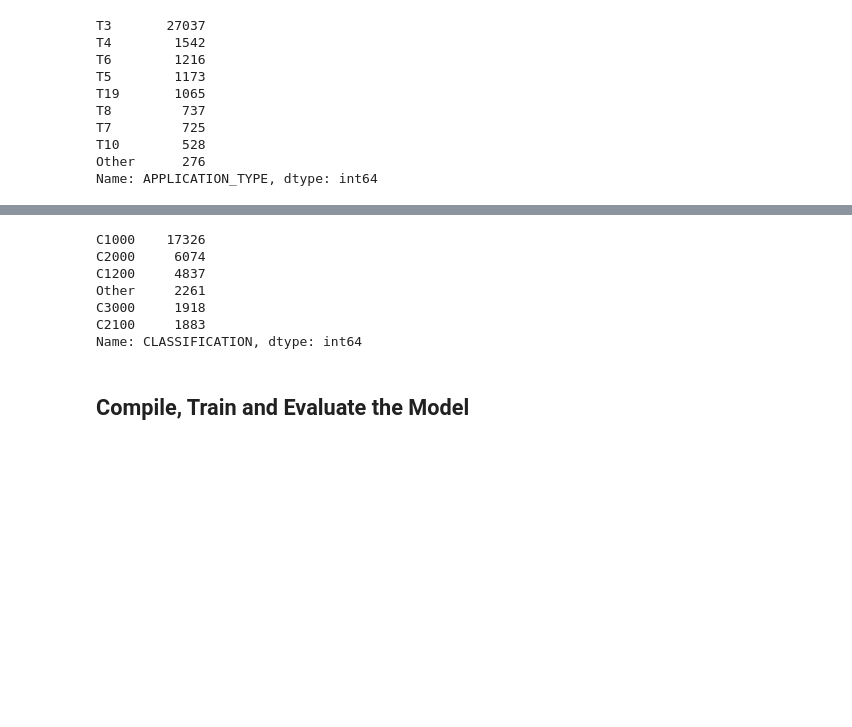
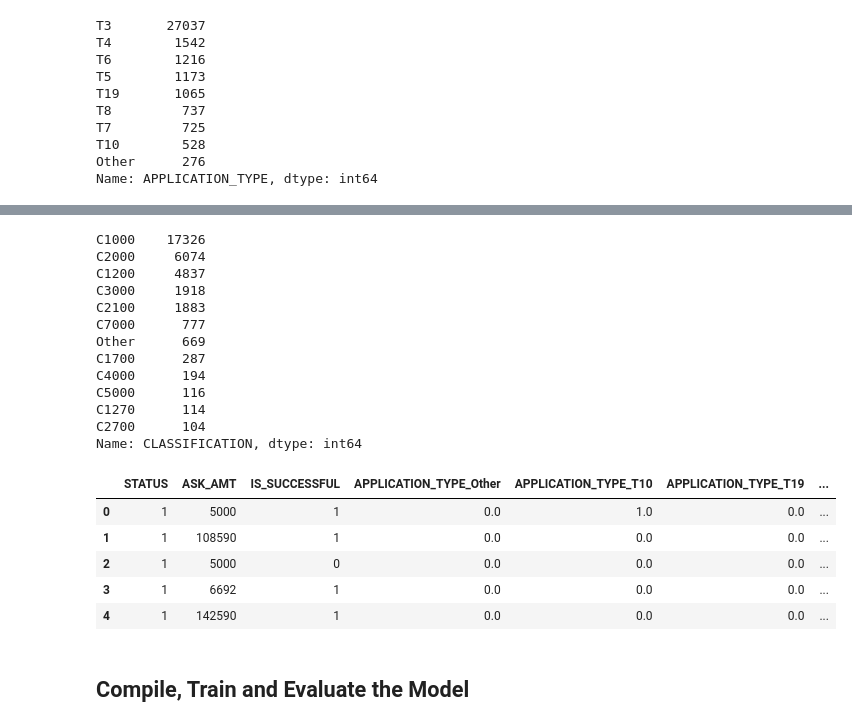
Before and after one commit to ItsGreyedOut/Deep-Learning-Charity-Funding-Predictor, a Jupyter notebook: Starter_Code.ipynb, the cells around one changed output, grey strips where cells are left out. Cells and saved outputs as stored; diff of their text form; code cells hidden in the pictures; blank space fills up the shorter version.

```diff
--- a/Starter_Code.ipynb
+++ b/Starter_Code.ipynb
@@ -64,3 +64,8 @@ T15        2
 T29        2
 T17        1
 Name: APPLICATION_TYPE, dtype: int64
+# %%
+# Choose a cutoff value and create a list of application types to be replaced
+# use the variable name `application_types_to_replace`
+application_types_to_replace = list(counts[counts<500].index)
+application_types_to_replace
@@ -88,4 +91,4 @@ Other      276
 Name: APPLICATION_TYPE, dtype: int64
 # %%
 # Look at CLASSIFICATION value counts for binning
-#  YOUR CODE GOES HERE
+countsbinning = application_df['CLASSIFICATION'].value_counts()
@@ -125 +116,6 @@ C1256        2
 Name: CLASSIFICATION, dtype: int64
+# %%
+# Choose a cutoff value and create a list of classifications to be replaced
+# use the variable name `classifications_to_replace`
+classifications_to_replace = list (countsbinning[countsbinning<100].index)
+classifications_to_replace
@@ -126,8 +140,4 @@ Name: CLASSIFICATION, dtype: int64
 # %%
-# Choose a cutoff value and create a list of classifications to be replaced
-# use the variable name `classifications_to_replace`
-#  YOUR CODE GOES HERE
-
 # Replace in dataframe
 for cls in classifications_to_replace:
     application_df['CLASSIFICATION'] = application_df['CLASSIFICATION'].replace(cls,"Other")
@@ -138,13 +148,27 @@ application_df['CLASSIFICATION'].value_counts()
 C1000    17326
 C2000     6074
 C1200     4837
-Other     2261
 C3000     1918
 C2100     1883
+C7000      777
+Other      669
+C1700      287
+C4000      194
+C5000      116
+C1270      114
+C2700      104
 Name: CLASSIFICATION, dtype: int64
 # %%
 # Convert categorical data to numeric with `pd.get_dummies`
-#  YOUR CODE GOES HERE
+application_df = pd.get_dummies(application_df,dtype=float)
+application_df.head()
+# %% [output]
+|  | STATUS | ASK_AMT | IS_SUCCESSFUL | APPLICATION_TYPE_Other | APPLICATION_TYPE_T10 | APPLICATION_TYPE_T19 | ... |
+| 0 | 1 | 5000 | 1 | 0.0 | 1.0 | 0.0 | ... |
+| 1 | 1 | 108590 | 1 | 0.0 | 0.0 | 0.0 | ... |
+| 2 | 1 | 5000 | 0 | 0.0 | 0.0 | 0.0 | ... |
+| 3 | 1 | 6692 | 1 | 0.0 | 0.0 | 0.0 | ... |
+| 4 | 1 | 142590 | 1 | 0.0 | 0.0 | 0.0 | ... |
 # %%
 # Split our preprocessed data into our features and target arrays
 #  YOUR CODE GOES HERE
```
Also changed, not shown: parts of 5 cells of this notebook.
